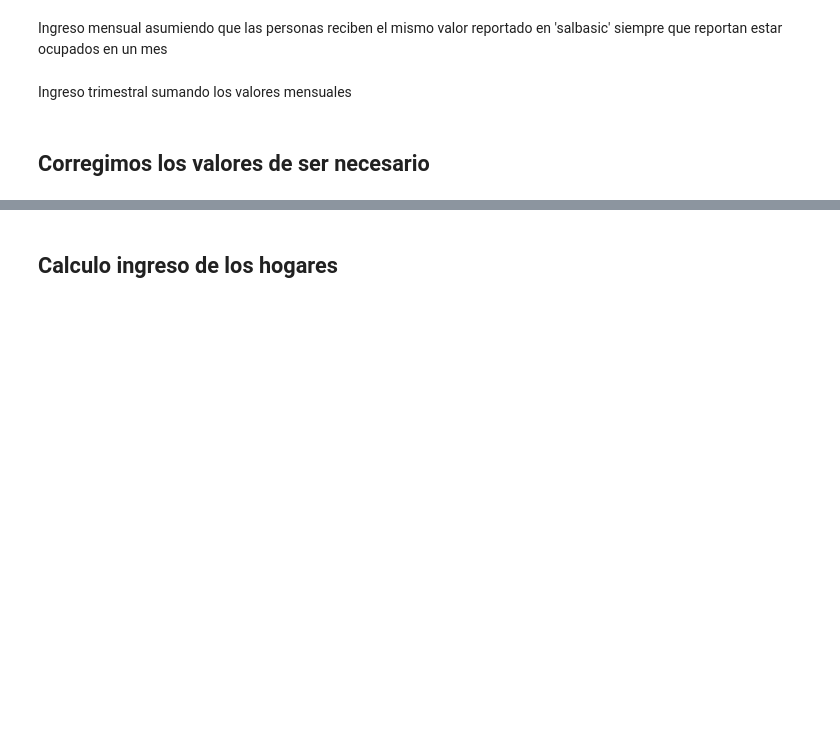
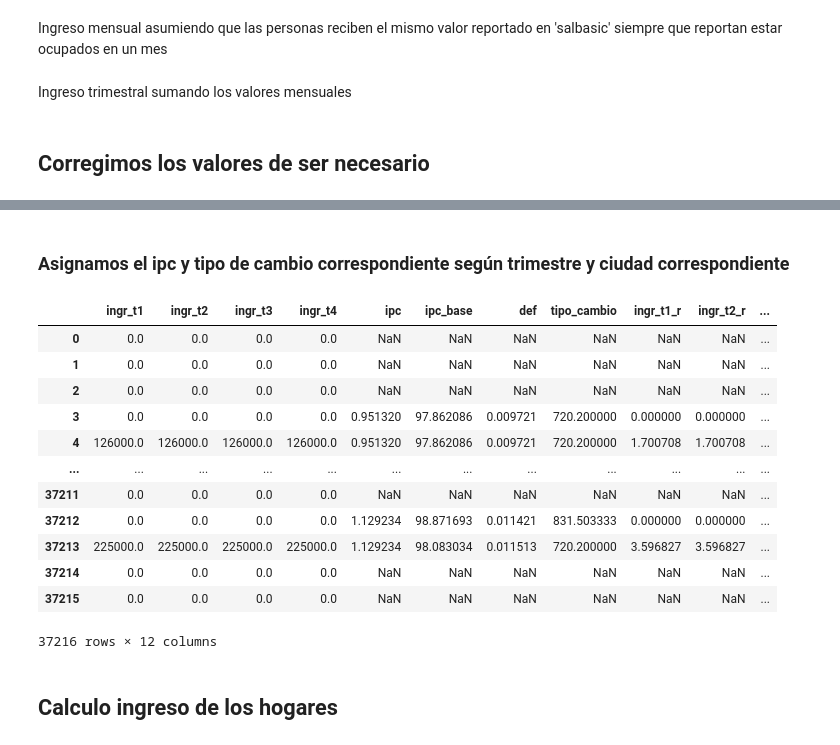
Before and after one commit to oejaramillo/salario-minimo-y-pobreza-Ecuador, a Jupyter notebook: enemdu1990.ipynb, the cells around one changed output, grey strips where cells are left out. Drawn from its saved outputs; the diff is of its cells as text; code cells hidden in the pictures; blank space fills up the shorter version.

```diff
--- a/enemdu1990.ipynb
+++ b/enemdu1990.ipynb
@@ -132,0 +157,9 @@ data['ingr_r'] = data['ingr_b'] * data['def']
+# %% [markdown]
+### Asignamos el ipc y tipo de cambio correspondiente según trimestre y ciudad correspondiente
+# %%
+# Función que asigna valores correspondientes
+def asigna_ipc(fila):
+    return ipc_dict.get(fila['trimestre'], {}).get(fila['ciudad_asignada'], None)
+
+def asigna_ipc_base(fila):
+    return ipc_base_dict.get(fila['trimestre'], {}).get(fila['ciudad_asignada'], None)
@@ -133,2 +178,18 @@ data['ingr_r'] = data['ingr_b'] * data['def']
+# %%
+data[['ingr_t1', 'ingr_t2', 'ingr_t3', 'ingr_t4', 'ipc', 'ipc_base', 'def', 'tipo_cambio', 'ingr_t1_r', 'ingr_t2_r', 'ingr_t3_r', 'ingr_t4_r']]
+# %% [output]
+|  | ingr_t1 | ingr_t2 | ingr_t3 | ingr_t4 | ipc | ipc_base | def | tipo_cambio | ingr_t1_r | ingr_t2_r | ... |
+| 0 | 0.0 | 0.0 | 0.0 | 0.0 | NaN | NaN | NaN | NaN | NaN | NaN | ... |
+| 1 | 0.0 | 0.0 | 0.0 | 0.0 | NaN | NaN | NaN | NaN | NaN | NaN | ... |
+| 2 | 0.0 | 0.0 | 0.0 | 0.0 | NaN | NaN | NaN | NaN | NaN | NaN | ... |
+| 3 | 0.0 | 0.0 | 0.0 | 0.0 | 0.951320 | 97.862086 | 0.009721 | 720.200000 | 0.000000 | 0.000000 | ... |
+| 4 | 126000.0 | 126000.0 | 126000.0 | 126000.0 | 0.951320 | 97.862086 | 0.009721 | 720.200000 | 1.700708 | 1.700708 | ... |
+| ... | ... | ... | ... | ... | ... | ... | ... | ... | ... | ... | ... |
+| 37211 | 0.0 | 0.0 | 0.0 | 0.0 | NaN | NaN | NaN | NaN | NaN | NaN | ... |
+| 37212 | 0.0 | 0.0 | 0.0 | 0.0 | 1.129234 | 98.871693 | 0.011421 | 831.503333 | 0.000000 | 0.000000 | ... |
+| 37213 | 225000.0 | 225000.0 | 225000.0 | 225000.0 | 1.129234 | 98.083034 | 0.011513 | 720.200000 | 3.596827 | 3.596827 | ... |
+| 37214 | 0.0 | 0.0 | 0.0 | 0.0 | NaN | NaN | NaN | NaN | NaN | NaN | ... |
+| 37215 | 0.0 | 0.0 | 0.0 | 0.0 | NaN | NaN | NaN | NaN | NaN | NaN | ... |
+37216 rows × 12 columns
 # %% [markdown]
 ## Calculo ingreso de los hogares
```
Also changed, not shown: parts of 23 cells of this notebook, 2 other files.
